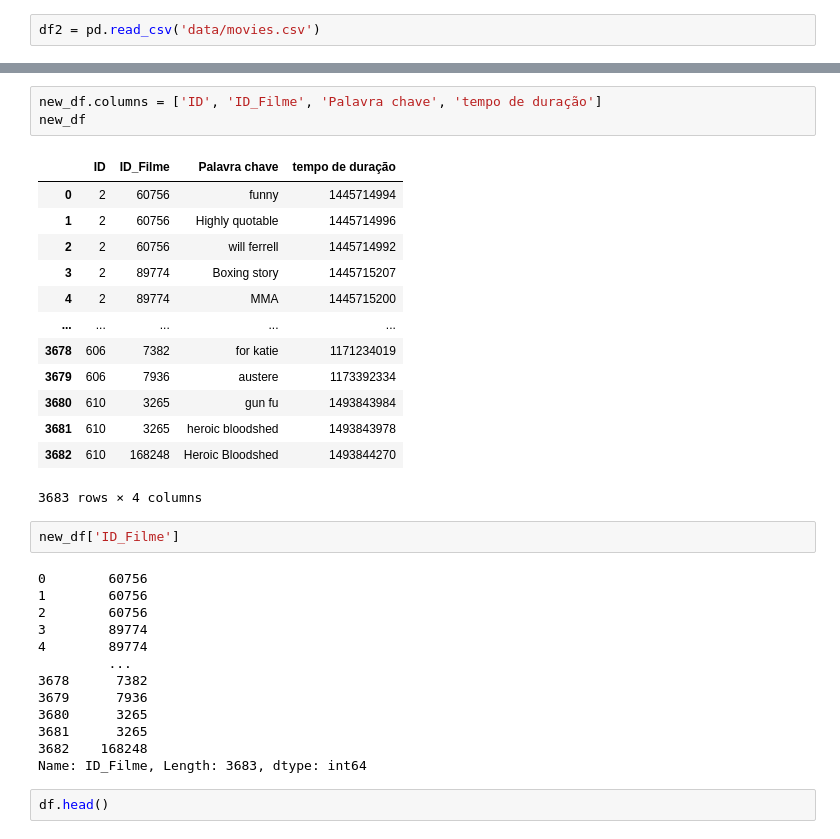
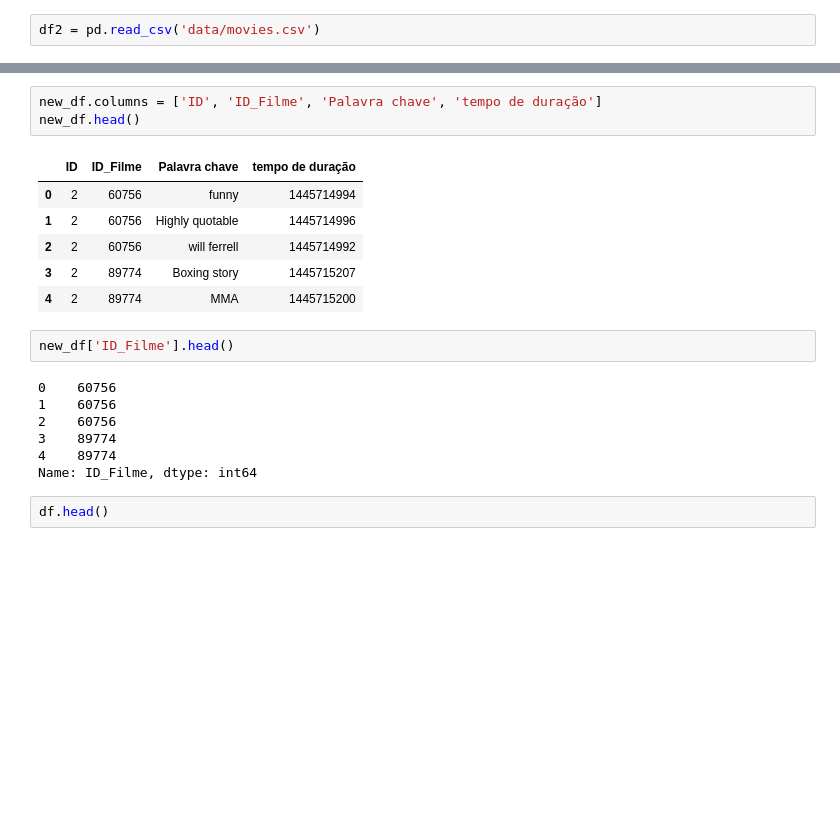
Before and after one commit to joaopedroAlldax/Data-Science, a Jupyter notebook: pythonBasic.ipynb, the cells around one changed output, grey strips where cells are left out. Cells and saved outputs as stored; diff of their text form; blank space fills up the shorter version.

```diff
--- a/pythonBasic-checkpoint.ipynb
+++ b/pythonBasic.ipynb
@@ -157,35 +69,22 @@ new_df.head()
 # %%
 new_df.columns = ['ID', 'ID_Filme', 'Palavra chave', 'tempo de duração']
-new_df
+new_df.head()
 # %% [output]
 |  | ID | ID_Filme | Palavra chave | tempo de duração |
 | 0 | 2 | 60756 | funny | 1445714994 |
 | 1 | 2 | 60756 | Highly quotable | 1445714996 |
 | 2 | 2 | 60756 | will ferrell | 1445714992 |
 | 3 | 2 | 89774 | Boxing story | 1445715207 |
 | 4 | 2 | 89774 | MMA | 1445715200 |
-| ... | ... | ... | ... | ... |
-| 3678 | 606 | 7382 | for katie | 1171234019 |
-| 3679 | 606 | 7936 | austere | 1173392334 |
-| 3680 | 610 | 3265 | gun fu | 1493843984 |
-| 3681 | 610 | 3265 | heroic bloodshed | 1493843978 |
-| 3682 | 610 | 168248 | Heroic Bloodshed | 1493844270 |
-3683 rows × 4 columns
 # %%
-new_df['ID_Filme']
+new_df['ID_Filme'].head()
 # %% [output]
-0        60756
-1        60756
-2        60756
-3        89774
-4        89774
-         ...
-3678      7382
-3679      7936
-3680      3265
-3681      3265
-3682    168248
-Name: ID_Filme, Length: 3683, dtype: int64
+0    60756
+1    60756
+2    60756
+3    89774
+4    89774
+Name: ID_Filme, dtype: int64
 # %%
 df.head()
 # %% [output]
```
Also changed, not shown: parts of 14 cells of this notebook, 6 other files.
